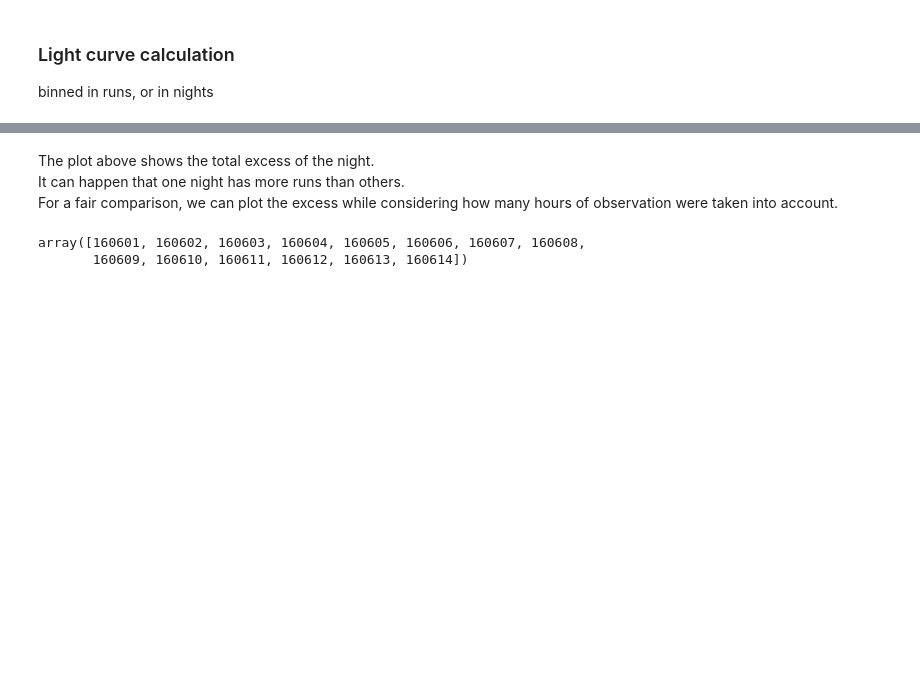
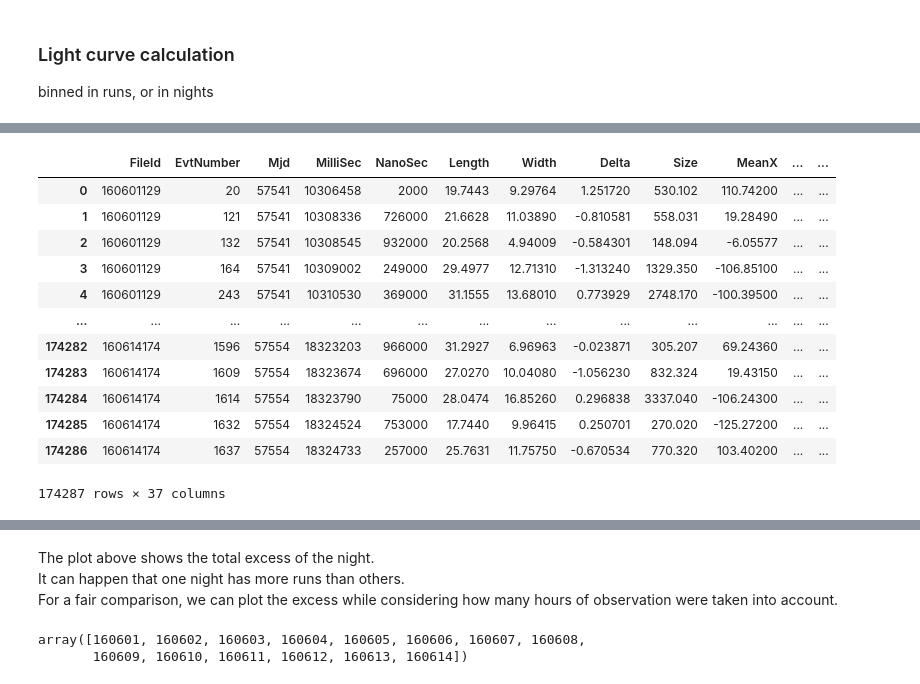
Before and after one commit to kaoriinakashima/gammaray_in_class, a Jupyter notebook: 3-light_curve_draft.ipynb, the cells around one changed output, grey strips where cells are left out. Cells and saved outputs as stored; diff of their text form; code cells hidden in the pictures; blank space fills up the shorter version.

```diff
--- a/3-light_curve_draft.ipynb
+++ b/3-light_curve_draft.ipynb
@@ -59,3 +69,19 @@ for par in list(data.columns):
+# %%
+data
+# %% [output]
+|  | FileId | EvtNumber | Mjd | MilliSec | NanoSec | Length | Width | Delta | Size | MeanX | ... | ... |
+| 0 | 160601129 | 20 | 57541 | 10306458 | 2000 | 19.7443 | 9.29764 | 1.251720 | 530.102 | 110.74200 | ... | ... |
+| 1 | 160601129 | 121 | 57541 | 10308336 | 726000 | 21.6628 | 11.03890 | -0.810581 | 558.031 | 19.28490 | ... | ... |
+| 2 | 160601129 | 132 | 57541 | 10308545 | 932000 | 20.2568 | 4.94009 | -0.584301 | 148.094 | -6.05577 | ... | ... |
+| 3 | 160601129 | 164 | 57541 | 10309002 | 249000 | 29.4977 | 12.71310 | -1.313240 | 1329.350 | -106.85100 | ... | ... |
+| 4 | 160601129 | 243 | 57541 | 10310530 | 369000 | 31.1555 | 13.68010 | 0.773929 | 2748.170 | -100.39500 | ... | ... |
+| ... | ... | ... | ... | ... | ... | ... | ... | ... | ... | ... | ... | ... |
+| 174282 | 160614174 | 1596 | 57554 | 18323203 | 966000 | 31.2927 | 6.96963 | -0.023871 | 305.207 | 69.24360 | ... | ... |
+| 174283 | 160614174 | 1609 | 57554 | 18323674 | 696000 | 27.0270 | 10.04080 | -1.056230 | 832.324 | 19.43150 | ... | ... |
+| 174284 | 160614174 | 1614 | 57554 | 18323790 | 75000 | 28.0474 | 16.85260 | 0.296838 | 3337.040 | -106.24300 | ... | ... |
+| 174285 | 160614174 | 1632 | 57554 | 18324524 | 753000 | 17.7440 | 9.96415 | 0.250701 | 270.020 | -125.27200 | ... | ... |
+| 174286 | 160614174 | 1637 | 57554 | 18324733 | 257000 | 25.7631 | 11.75750 | -0.670534 | 770.320 | 103.40200 | ... | ... |
+174287 rows × 37 columns
 # %%
 # First calculate all cuts to speedup the analysis
 area =  np.pi*Width*Length
```
Also changed, not shown: parts of 14 cells of this notebook, 1 other file.
